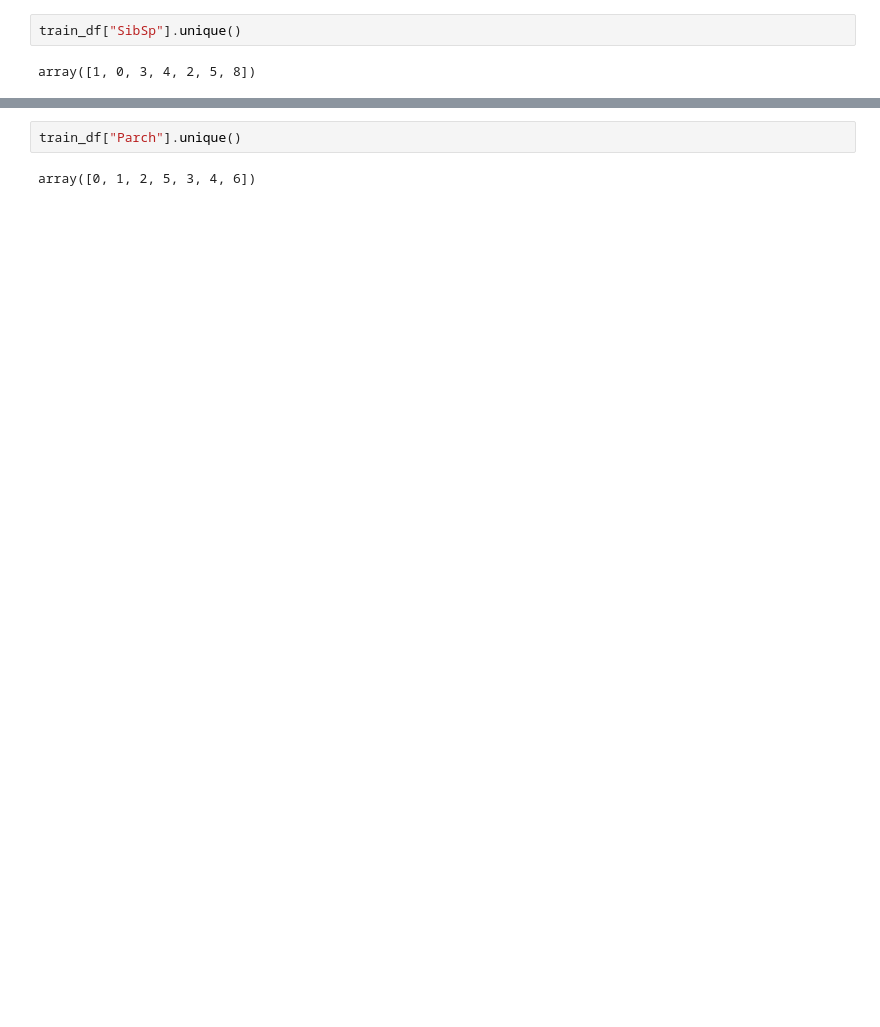
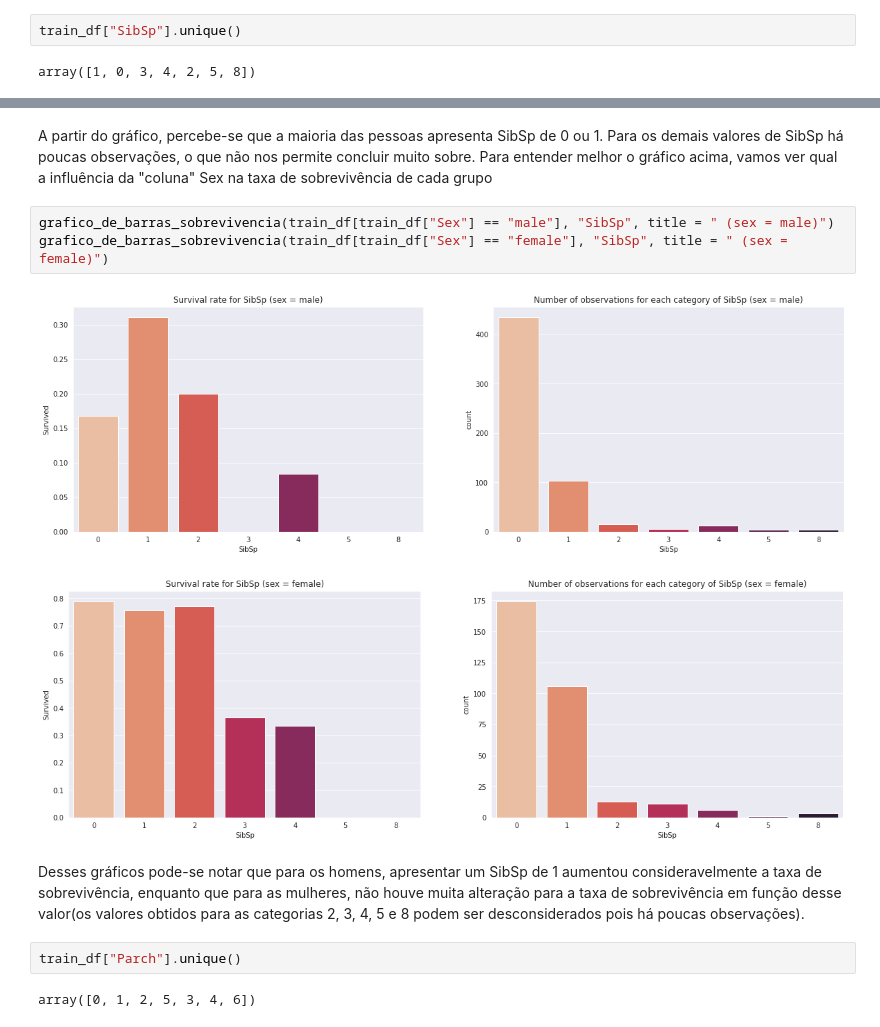
Before and after one commit to jvtdegelo/kaggle_competitions, a Jupyter notebook: Titanic/titanic-EDA.ipynb, the cells around one changed output, grey strips where cells are left out. Saved outputs shown, nothing was run; the diff lists cells and outputs as text; blank space fills up the shorter version.

```diff
--- a/Titanic/titanic-EDA.ipynb
+++ b/Titanic/titanic-EDA.ipynb
@@ -188,3 +219,13 @@ array([1, 0, 3, 4, 2, 5, 8])
+# %% [markdown]
+A partir do gráfico, percebe-se que a maioria das pessoas apresenta SibSp de 0 ou 1. Para os demais valores de SibSp há poucas observações, o que não nos permite concluir muito sobre. Para entender melhor o gráfico acima, vamos ver qual a influência da "coluna" Sex na taxa de sobrevivência de cada grupo
+# %%
+grafico_de_barras_sobrevivencia(train_df[train_df["Sex"] == "male"], "SibSp", title = " (sex = male)")
+grafico_de_barras_sobrevivencia(train_df[train_df["Sex"] == "female"], "SibSp", title = " (sex = female)")
+# %% [output]
+[figure, added]
+[figure, added]
+# %% [markdown]
+Desses gráficos pode-se notar que para os homens, apresentar um SibSp de 1 aumentou consideravelmente a taxa de sobrevivência, enquanto que para as mulheres, não houve muita alteração para a taxa de sobrevivência em função desse valor(os valores obtidos para as categorias 2, 3, 4, 5 e 8 podem ser desconsiderados pois há poucas observações).
 # %%
 train_df["Parch"].unique()
 # %% [output]
```
Also changed, not shown: parts of 12 cells of this notebook, 3 other files.
